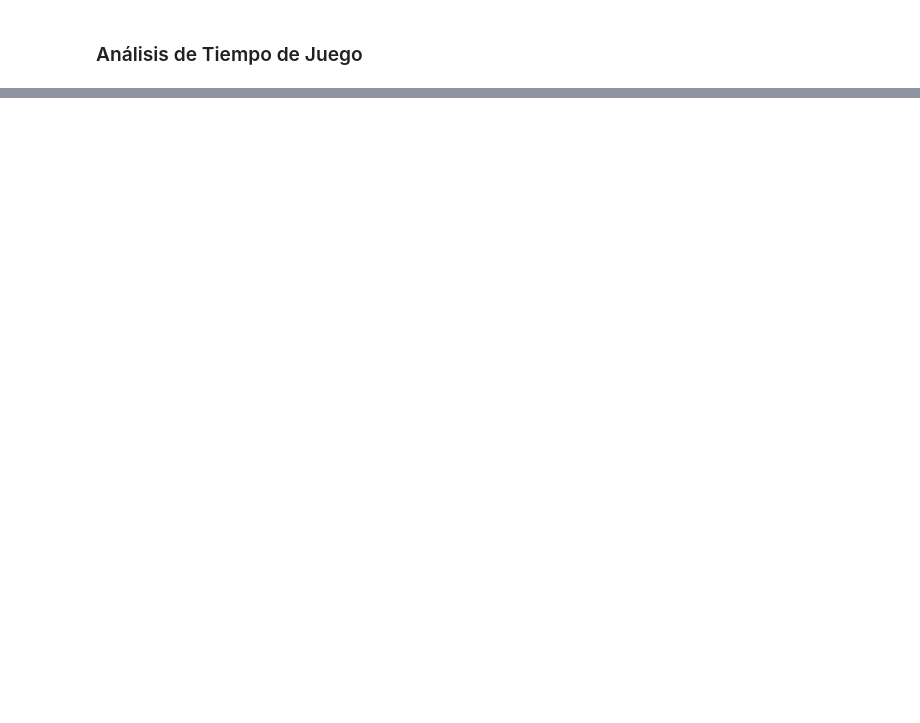
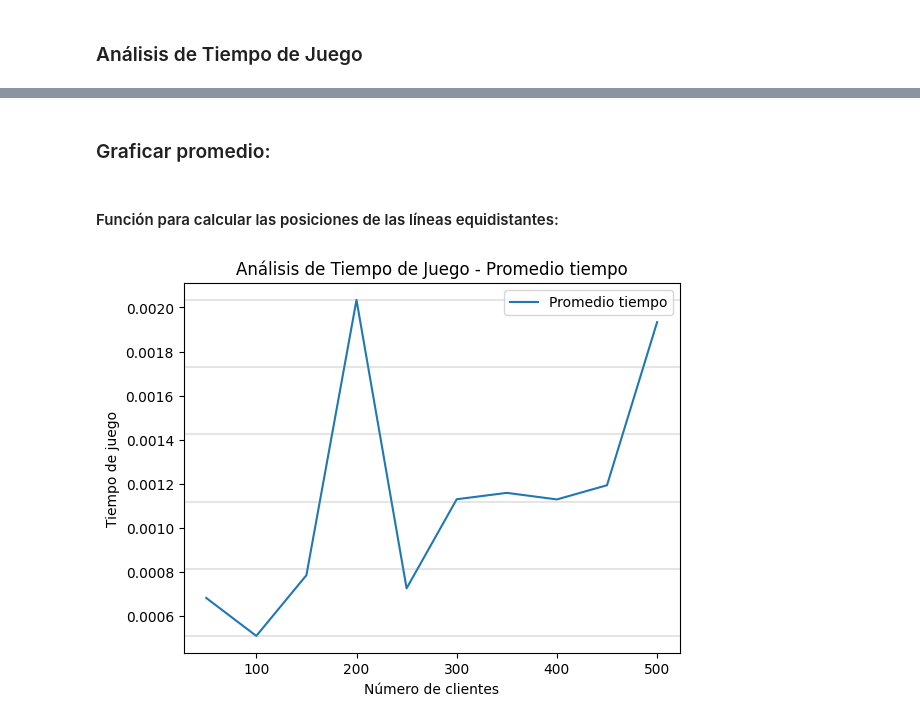
Before and after one commit to Cracop/Whack-a-mole, a Jupyter notebook: Estresador/Analysis.ipynb, the cells around one changed output, grey strips where cells are left out. Drawn from its saved outputs; the diff is of its cells as text; code cells hidden in the pictures; blank space fills up the shorter version.

```diff
--- a/Estresador/Analysis.ipynb
+++ b/Estresador/Analysis.ipynb
@@ -13,6 +11,6 @@ Matplotlib is building the font cache; this may take a moment.
 # %%
-fileJuegoPath="./juego/"
-fileRegistroPath="./registro/"
+fileJuegoPath="./Analysis/juego/"
+fileRegistroPath="Analysis/registro/"
 initial_clients = 50
 final_clients = 500
 # %% [markdown]
@@ -101,0 +115,44 @@ plt.show()
+# %% [markdown]
+### Graficar promedio:
+# %% [markdown]
+#### Función para calcular las posiciones de las líneas equidistantes:
+# %%
+def calcular_posiciones_lineas(minimo, maximo, numero_lineas):
+    """
+    Calcula las posiciones equidistantes entre un mínimo y un máximo.
+
+    Parámetros:
+        minimo: El valor mínimo del rango.
+        maximo: El valor máximo del rango.
+        numero_lineas: El número de líneas a generar.
+
+    Retorno:
+        Una lista con las posiciones de las líneas.
+    """
+    posiciones = []
+    for i in range(numero_lineas + 1):
+        posicion = minimo + (i * (maximo - minimo)) / numero_lineas
+        posiciones.append(posicion)
+    return posiciones
+# %%
+# Seleccionar la columna "Número de clientes" y "Promedio tiempo" del DataFrame
+numero_clientes = resultados_promedio_juego["Número de clientes"]
+promedio_juego = resultados_promedio_juego["Promedio tiempo"]
+
+# Calcular las posiciones de las líneas equidistantes
+posiciones_lineas = calcular_posiciones_lineas(min(promedio_juego), max(promedio_juego), 5)
+
+# Graficar el promedio
+plt.plot(numero_clientes, promedio_juego, label="Promedio tiempo")
+plt.xlabel("Número de clientes")
+plt.ylabel("Tiempo de juego")
+plt.title("Análisis de Tiempo de Juego - Promedio tiempo")
+
+# Agregar líneas horizontales equidistantes
+for posicion in posiciones_lineas:
+    plt.axhline(posicion, color="gray", alpha=0.2)
+
+plt.legend()
+plt.show()
+# %% [output]
+[figure, added]
```
Also changed, not shown: parts of 29 cells of this notebook.
